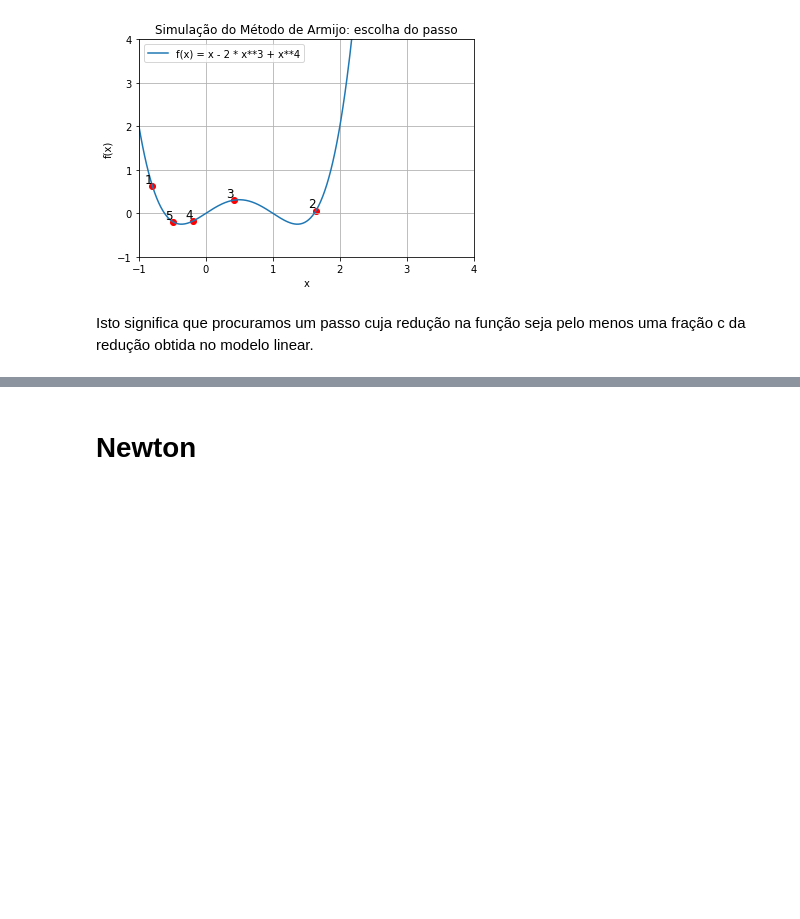
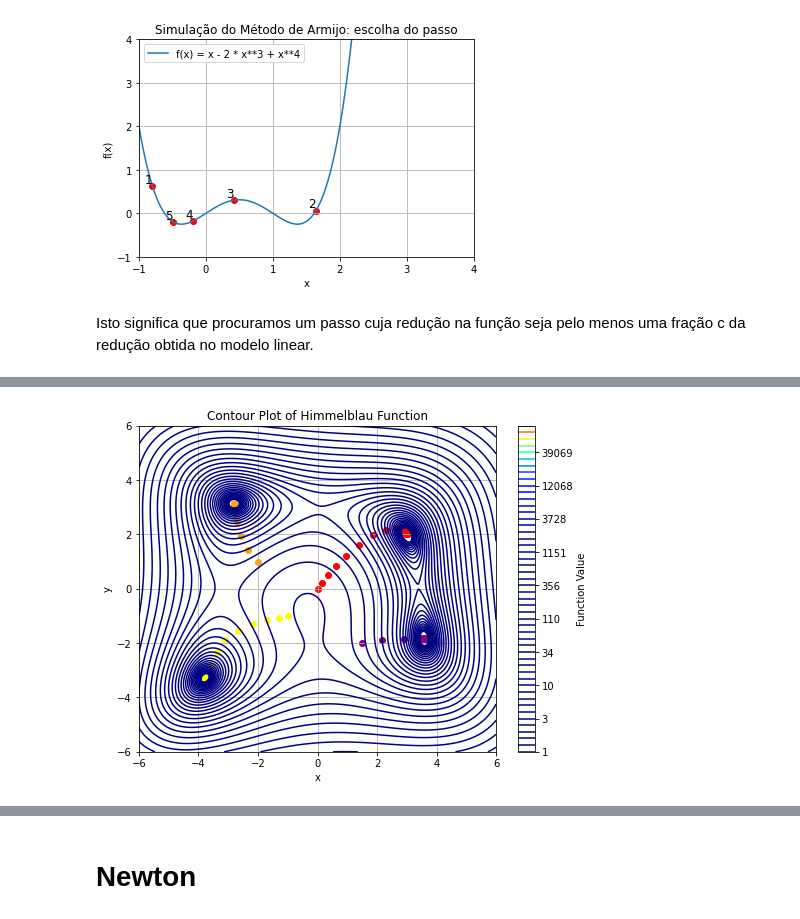
Before and after one commit to PedroSiqueira1/OptimizationMethods, a Jupyter notebook: src/notebooks/lista3.ipynb, the cells around one changed output, grey strips where cells are left out. Drawn from its saved outputs; the diff is of its cells as text; code cells hidden in the pictures; blank space fills up the shorter version.

Commit message:
Add gradient method to lista3

```diff
--- a/src/notebooks/lista3.ipynb
+++ b/src/notebooks/lista3.ipynb
@@ -179,0 +222,12 @@ plt.show()
+# %%
+x0 = [0, 0]
+sol1 = gradient_method(grad_himmelblau, 0.01, x0, max_iter=1000)
+
+x0 = [-1, -1]
+sol2 = gradient_method(grad_himmelblau, 0.01, x0, max_iter=1000)
+
+x0 = [1.5, -2]
+sol3 = gradient_method(grad_himmelblau, 0.01, x0, max_iter=1000)
+
+x0 = [-2,  1]
+sol4 = gradient_method(grad_himmelblau, 0.01, x0, max_iter=1000)
@@ -179,0 +271,43 @@ plt.show()
+# %%
+
+from matplotlib.animation import FuncAnimation
+fig, ax = plt.subplots(figsize=(8, 6))
+
+x = np.linspace(-6, 6, 400)
+y = np.linspace(-6, 6, 400)
+X, Y = np.meshgrid(x, y)
+Z = himmelblau([X, Y])
+# Drawing the contour plot
+plt.contour(X, Y, Z, levels=np.logspace(0, 5, 50), cmap='jet')
+
+plt.xlabel('x')
+plt.ylabel('y')
+plt.title('Contour Plot of Himmelblau Function')
+plt.colorbar(label='Function Value')
+plt.grid(True)
+
+ac = ax.scatter([], [], color='red')
+bc = ax.scatter([], [], color='yellow')
+cc = ax.scatter([], [], color='purple')
+dc = ax.scatter([], [], color='orange')
+
+
+def plot_solution(frame):
+    if frame < len(sol1[2]):
+        ac.set_offsets(sol1[2][:frame+1])
+
+    if frame < len(sol2[2]):
+        bc.set_offsets(sol2[2][:frame+1])
+
+    if frame < len(sol3[2]):
+        cc.set_offsets(sol3[2][:frame+1])
+
+    if frame < len(sol4[2]):
+        dc.set_offsets(sol4[2][:frame+1])
+    return ac,
+    # Creating a grid of points
+
+anim = FuncAnimation(fig, plot_solution, frames=len(sol1[2])+1, interval=50, blit=True)
+anim.save('himmelblau_animation.gif', writer='pillow', fps=1)
+# %% [output]
+[figure, added]
```
Also changed, not shown: parts of 29 cells of this notebook.
